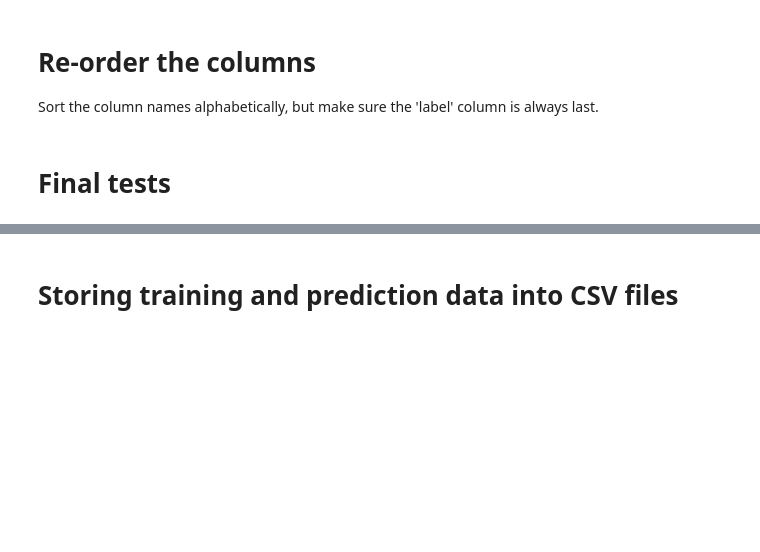
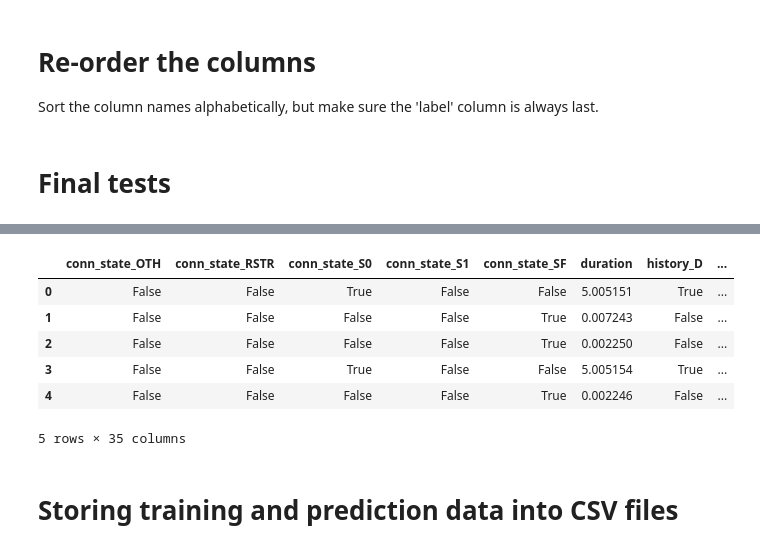
Before and after one commit to THE-MOLECULAR-MAN/machine-learning, a Jupyter notebook: IoT_malware/IoT_Malware_dataprep.ipynb, the cells around one changed output, grey strips where cells are left out. Saved outputs shown, nothing was run; the diff lists cells and outputs as text; code cells hidden in the pictures; blank space fills up the shorter version.

```diff
--- a/IoT_malware/IoT_Malware_dataprep.ipynb
+++ b/IoT_malware/IoT_Malware_dataprep.ipynb
@@ -266,4 +402,14 @@ label_bool                  bool
 dtype: object
+# %%
+df.head()
+# %% [output]
+|  | conn_state_OTH | conn_state_RSTR | conn_state_S0 | conn_state_S1 | conn_state_SF | duration | history_D | ... |
+| 0 | False | False | True | False | False | 5.005151 | True | ... |
+| 1 | False | False | False | False | True | 0.007243 | False | ... |
+| 2 | False | False | False | False | True | 0.002250 | False | ... |
+| 3 | False | False | True | False | False | 5.005154 | True | ... |
+| 4 | False | False | False | False | True | 0.002246 | False | ... |
+5 rows × 35 columns
 # %% [markdown]
 # Storing training and prediction data into CSV files
 # %%
```
Also changed, not shown: parts of 11 cells of this notebook.
